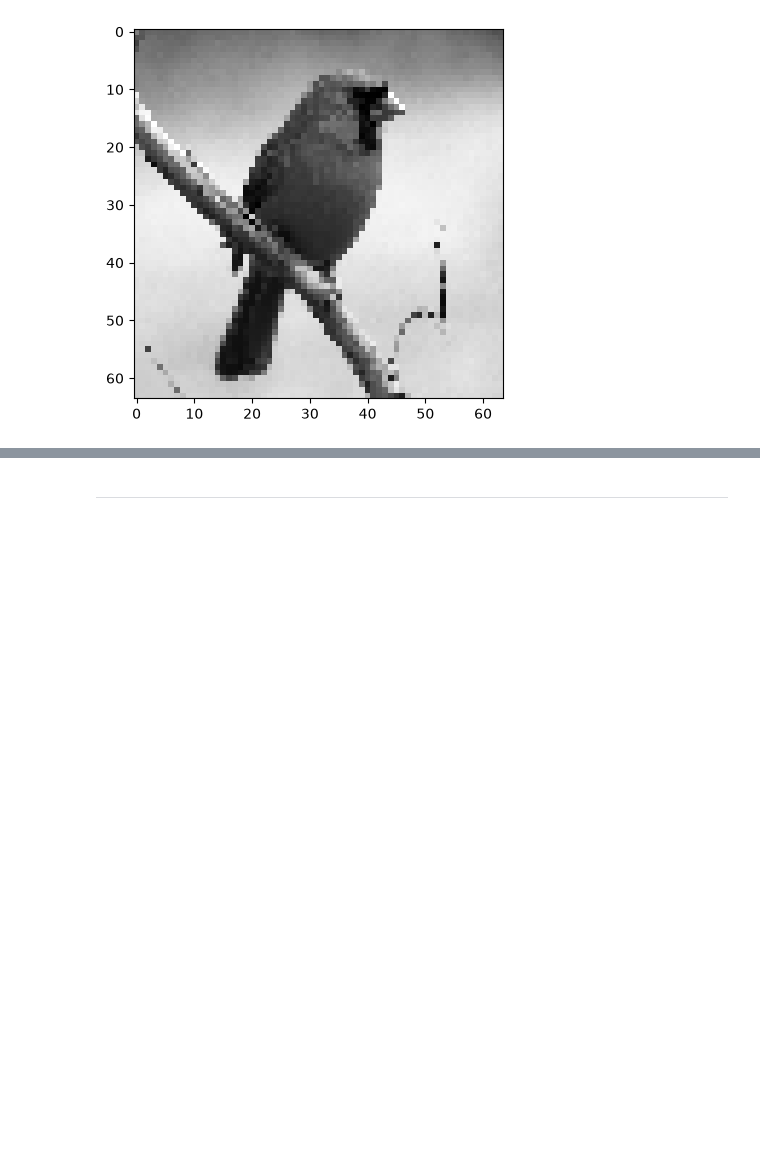
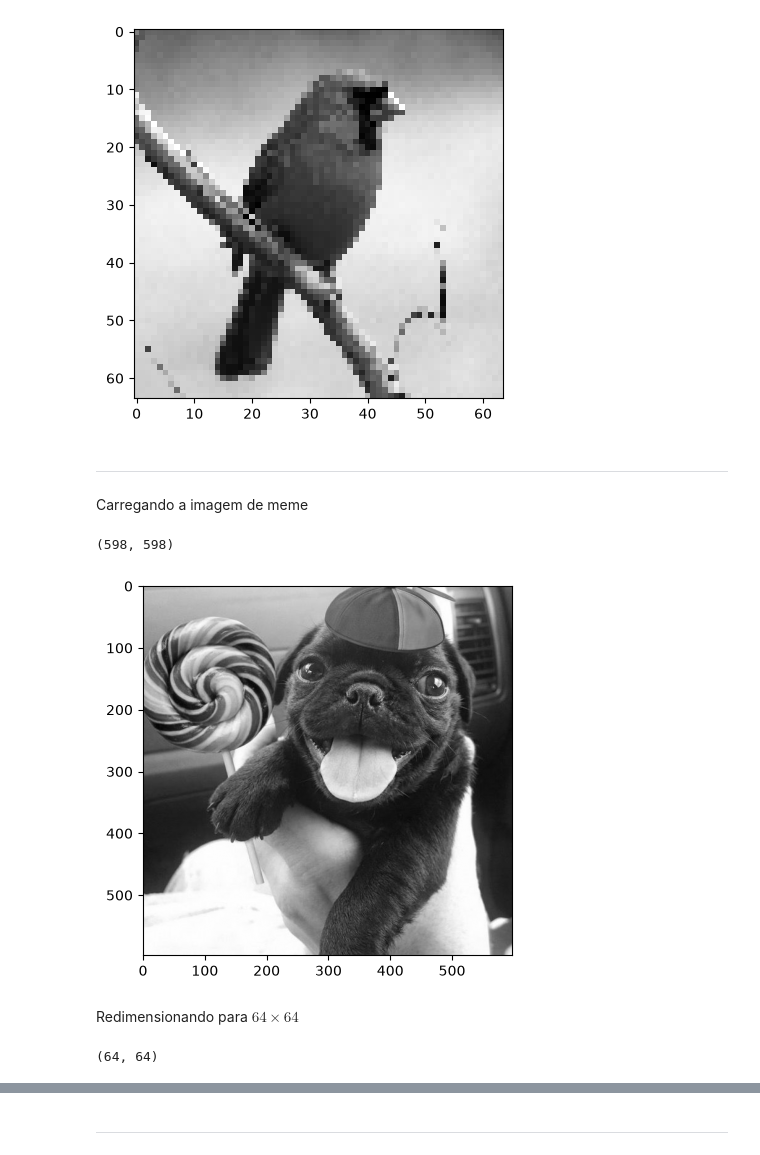
Before and after one commit to pab-h/image-graph, a Jupyter notebook: notebooks/experimentos/diferenças entre limiares com vizinhanças de 4.ipynb, the cells around one changed output, grey strips where cells are left out. Cells and saved outputs as stored; diff of their text form; code cells hidden in the pictures; blank space fills up the shorter version.

```diff
--- a/notebooks/experimentos/diferenças entre limiares com vizinhanças de 4.ipynb
+++ b/notebooks/experimentos/diferenças entre limiares com vizinhanças de 4.ipynb
@@ -68,3 +70,26 @@ plt.imshow(ave_image, cmap='gray')
 plt.show()
 # %% [output]
 [figure]
+# %% [markdown]
+---
+# %% [markdown]
+Carregando a imagem de meme
+# %%
+meme_image = cv2.imread("../../assets/meme.jpg")
+meme_image = cv2.cvtColor(meme_image, cv2.COLOR_BGR2GRAY)
+
+meme_image.shape
+# %% [output]
+(598, 598)
+# %%
+plt.imshow(meme_image, cmap='gray')
+plt.show()
+# %% [output]
+[figure, added]
+# %% [markdown]
+Redimensionando para $64\times64$
+# %%
+meme_image = cv2.resize(meme_image, (64, 64), cv2.INTER_LINEAR)
+meme_image.shape
+# %% [output]
+(64, 64)
```
Also changed, not shown: parts of 6 cells of this notebook, 2 other files.
